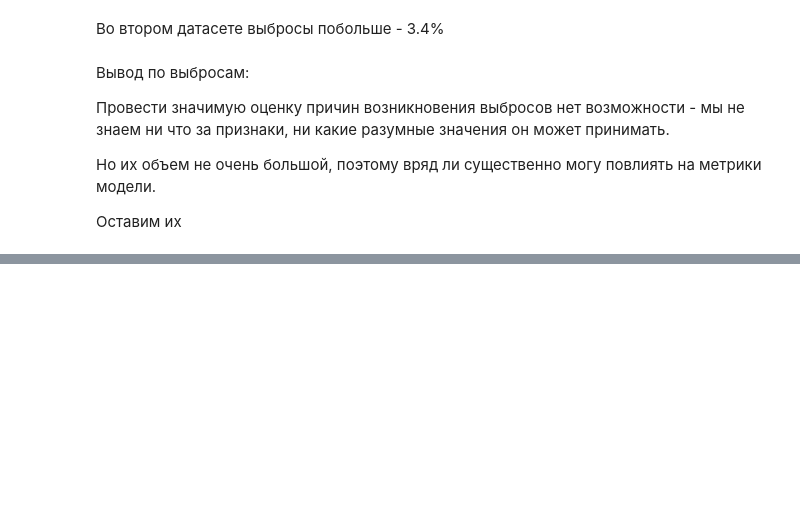
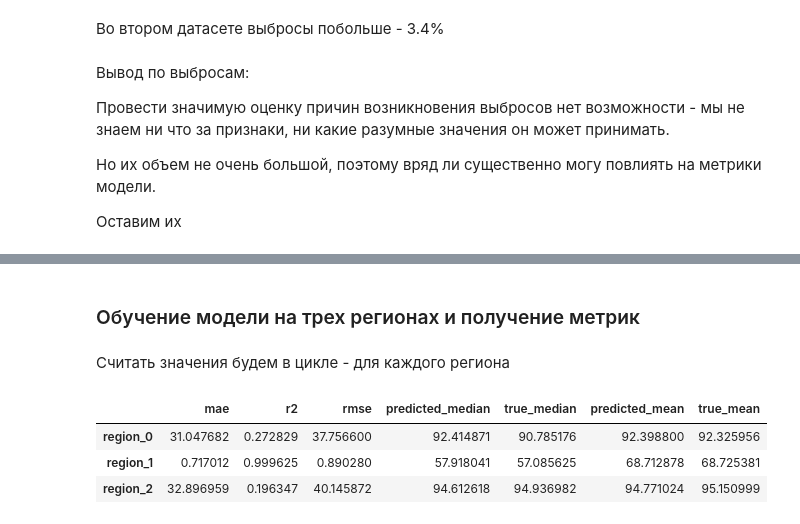
Before and after one commit to anthonypotekhin/studying, a Jupyter notebook: yandex_practicum/10_ml_business/ml_b_proj.ipynb, the cells around one changed output, grey strips where cells are left out. Saved outputs shown, nothing was run; the diff lists cells and outputs as text; code cells hidden in the pictures; blank space fills up the shorter version.

Commit message:
temp_fix

```diff
--- a/yandex_practicum/10_ml_business/ml_b_proj.ipynb
+++ b/yandex_practicum/10_ml_business/ml_b_proj.ipynb
@@ -454,0 +457,6 @@ data_2.query('(f1<-4.2) | (f1>4.6) | (f0<-4.2) | (f0>4.6) | (f2<-6) | (f2>11.5)'
+# %% [markdown]
+### Обучение модели на трех регионах и получение метрик
+# %% [markdown]
+Считать значения будем в цикле - для каждого региона
+# %%
+RANDOM_STATE = 42
@@ -454,0 +507,27 @@ data_2.query('(f1<-4.2) | (f1>4.6) | (f0<-4.2) | (f0>4.6) | (f2<-6) | (f2>11.5)'
+# %%
+lr_metrics_df = pd.DataFrame()
+
+
+for i in range(3):
+    df = globals()[f"data_{i}"]
+
+    # забираем имя датасета
+    import inspect
+    caller_locals = inspect.currentframe().f_back.f_locals
+    dataset_name = get_dataset_name(df)
+
+    # считаем все метрики в цикле, собираем в словарь
+    data_dict = linear_metrics(df)
+
+    # Преобразуем словарь во временный датафрейм
+    temp_df = pd.DataFrame(data_dict, index=[f'region_{i}'])
+
+    # собираем в единый датафрейм
+    lr_metrics_df = pd.concat([lr_metrics_df, temp_df])
+# %%
+lr_metrics_df
+# %% [output]
+|  | mae | r2 | rmse | predicted_median | true_median | predicted_mean | true_mean |
+| region_0 | 31.047682 | 0.272829 | 37.756600 | 92.414871 | 90.785176 | 92.398800 | 92.325956 |
+| region_1 | 0.717012 | 0.999625 | 0.890280 | 57.918041 | 57.085625 | 68.712878 | 68.725381 |
+| region_2 | 32.896959 | 0.196347 | 40.145872 | 94.612618 | 94.936982 | 94.771024 | 95.150999 |
```
Also changed, not shown: parts of 4 cells of this notebook.
